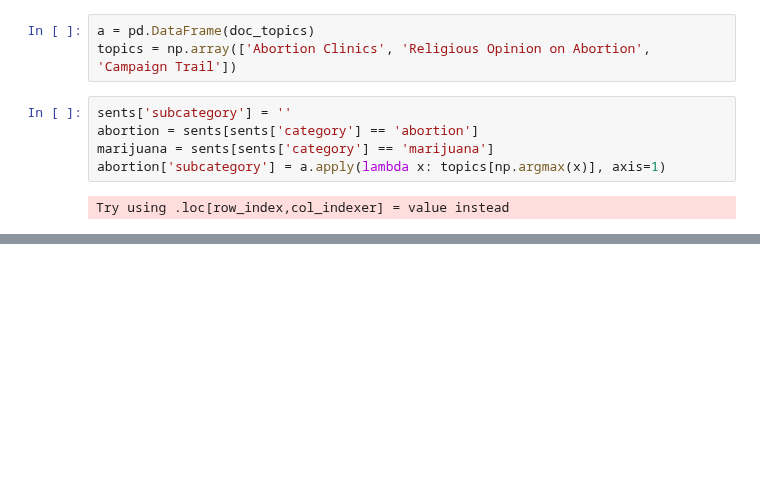
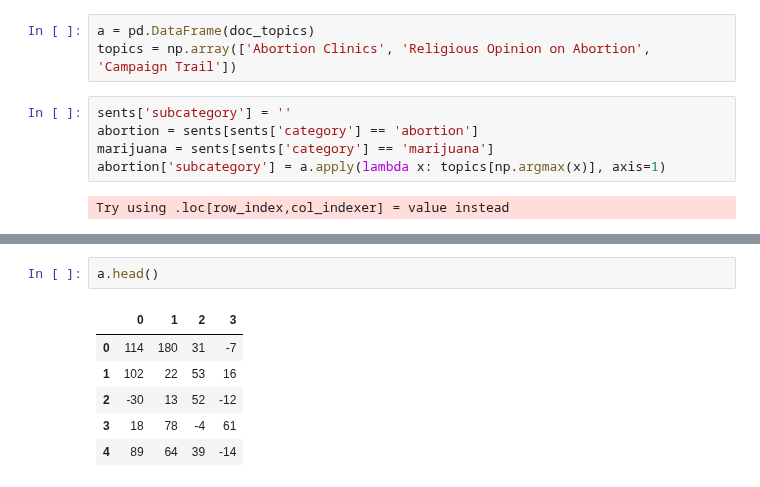
Before and after one commit to tdpetrou/News-Event-Classification, a Jupyter notebook: Exploratory notebook.ipynb, the cells around one changed output, grey strips where cells are left out. Saved outputs shown, nothing was run; the diff lists cells and outputs as text; blank space fills up the shorter version.

```diff
--- a/Exploratory notebook.ipynb
+++ b/Exploratory notebook.ipynb
@@ -1418,0 +1513,9 @@ abortion[abortion['subcategory'] == 'Abortion Clinics']['text'].values[0]
+# %%
+a.head()
+# %% [output]
+|  | 0 | 1 | 2 | 3 |
+| 0 | 114 | 180 | 31 | -7 |
+| 1 | 102 | 22 | 53 | 16 |
+| 2 | -30 | 13 | 52 | -12 |
+| 3 | 18 | 78 | -4 | 61 |
+| 4 | 89 | 64 | 39 | -14 |
```
Also changed, not shown: parts of 40 cells of this notebook, 8 other files.
